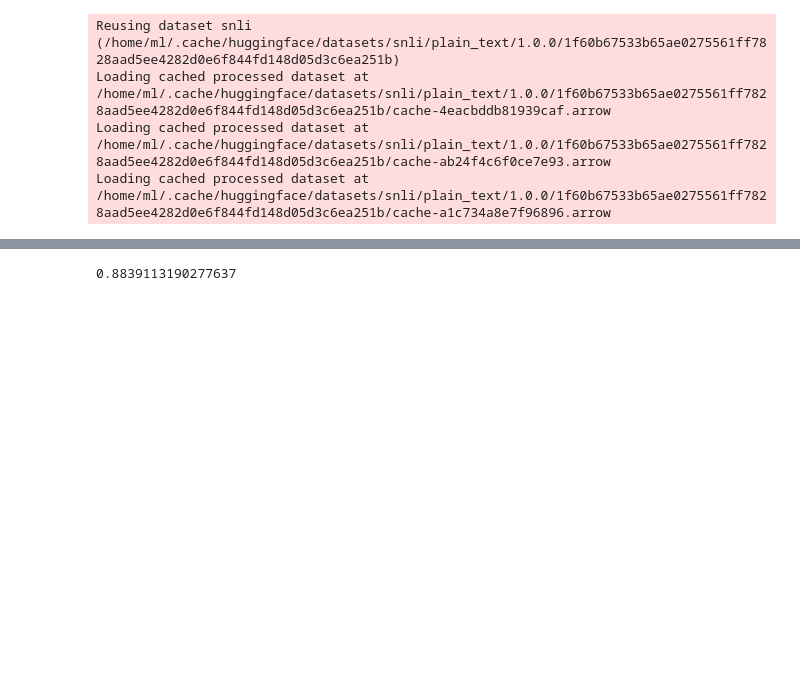
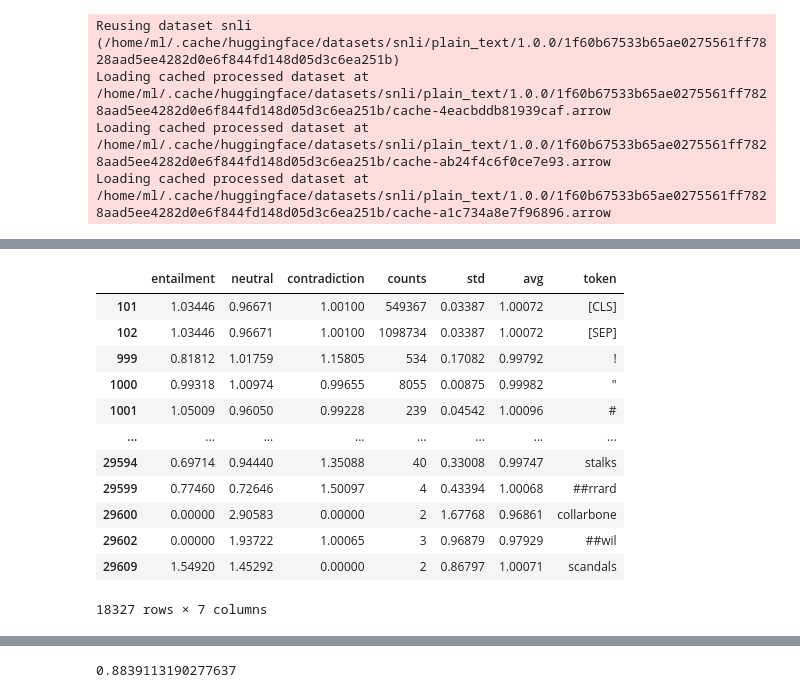
Before and after one commit to Serebryanskiy/nli, a Jupyter notebook: snli.ipynb, the cells around one changed output, grey strips where cells are left out. Saved outputs shown, nothing was run; the diff lists cells and outputs as text; code cells hidden in the pictures; blank space fills up the shorter version.

```diff
--- a/snli.ipynb
+++ b/snli.ipynb
@@ -228,0 +288,26 @@ NameError: name 'errors' is not defined
+# %%
+pmi_df = pd.DataFrame(classes)
+pmi_df['counts'] = (total_tokens * denominator).astype(int) #drop unused tokens
+pmi_df = pmi_df.loc[pmi_df.iloc[:, :3].sum(1) != 0]
+l_map = labels_map.copy()
+l_map.update({'counts':'counts'})
+pmi_df.columns = pmi_df.columns.map(l_map)
+pmi_df['std'] = pmi_df.iloc[:,:3].std(1)
+pmi_df['avg'] = pmi_df.iloc[:,:3].mean(1)
+pmi_df['token'] = tokenizer.convert_ids_to_tokens(pmi_df.index)
+
+pmi_df
+# %% [output]
+|  | entailment | neutral | contradiction | counts | std | avg | token |
+| 101 | 1.03446 | 0.96671 | 1.00100 | 549367 | 0.03387 | 1.00072 | [CLS] |
+| 102 | 1.03446 | 0.96671 | 1.00100 | 1098734 | 0.03387 | 1.00072 | [SEP] |
+| 999 | 0.81812 | 1.01759 | 1.15805 | 534 | 0.17082 | 0.99792 | ! |
+| 1000 | 0.99318 | 1.00974 | 0.99655 | 8055 | 0.00875 | 0.99982 | " |
+| 1001 | 1.05009 | 0.96050 | 0.99228 | 239 | 0.04542 | 1.00096 | # |
+| ... | ... | ... | ... | ... | ... | ... | ... |
+| 29594 | 0.69714 | 0.94440 | 1.35088 | 40 | 0.33008 | 0.99747 | stalks |
+| 29599 | 0.77460 | 0.72646 | 1.50097 | 4 | 0.43394 | 1.00068 | ##rrard |
+| 29600 | 0.00000 | 2.90583 | 0.00000 | 2 | 1.67768 | 0.96861 | collarbone |
+| 29602 | 0.00000 | 1.93722 | 1.00065 | 3 | 0.96879 | 0.97929 | ##wil |
+| 29609 | 1.54920 | 1.45292 | 0.00000 | 2 | 0.86797 | 1.00071 | scandals |
+18327 rows × 7 columns
```
Also changed, not shown: parts of 57 cells of this notebook, 1 other file.
